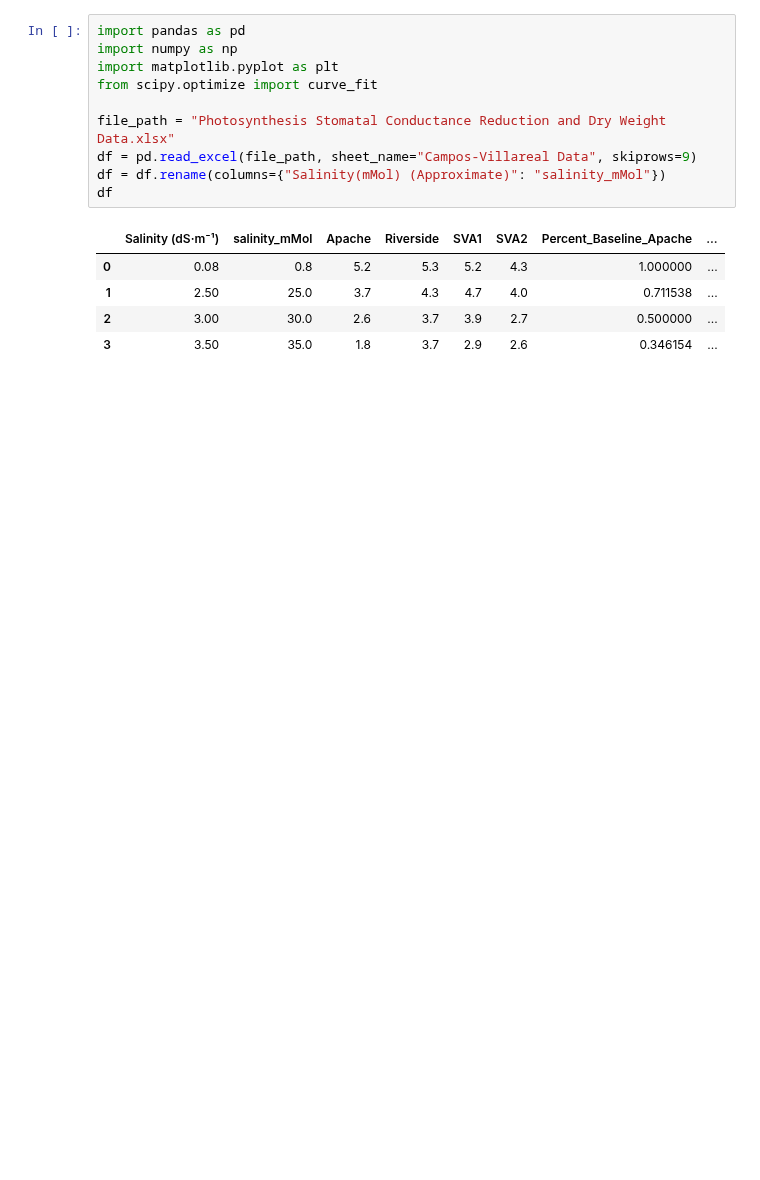
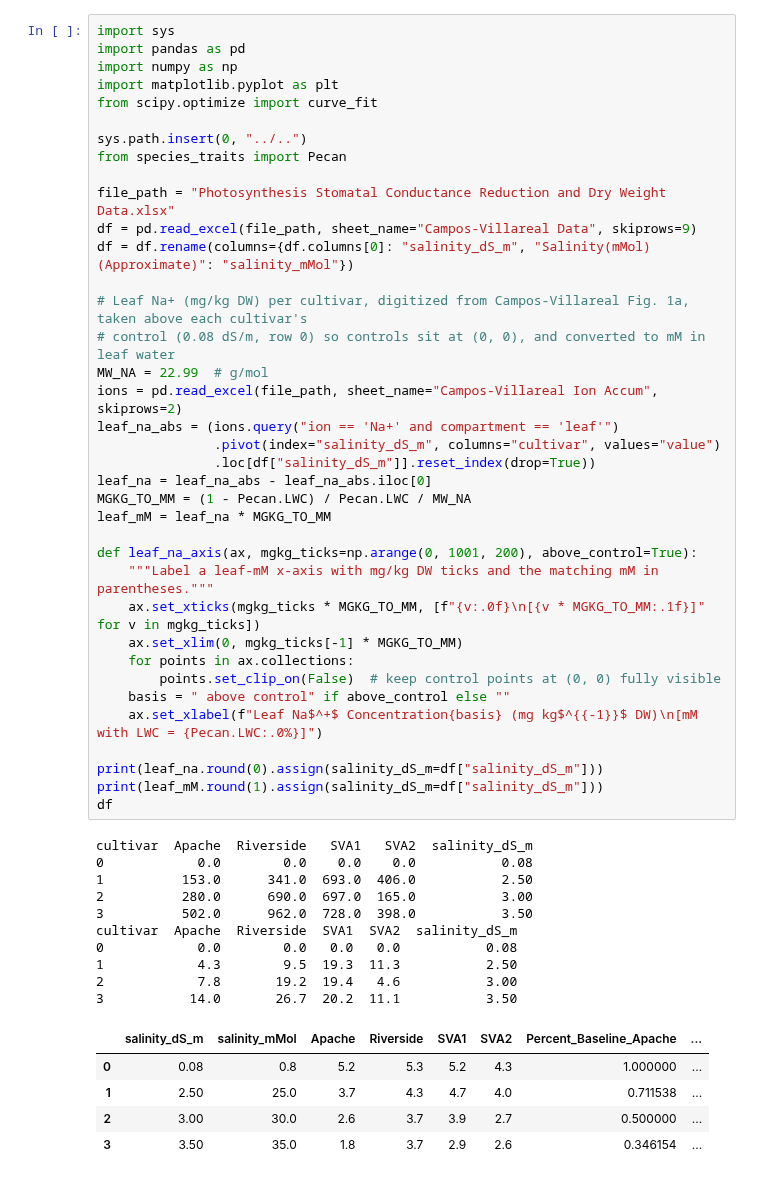
Before and after one commit to jagottlieb/Photo3-Plant-Salinity-Traits, a Jupyter notebook: data/literature_data/photo_reduction_function.ipynb, the cells around one changed output. Drawn from its saved outputs; the diff is of its cells as text; blank space fills up the shorter version.

```diff
--- a/data/literature_data/photo_reduction_function.ipynb
+++ b/data/literature_data/photo_reduction_function.ipynb
@@ -1,15 +1,52 @@
 # %%
+import sys
 import pandas as pd
 import numpy as np
 import matplotlib.pyplot as plt
 from scipy.optimize import curve_fit
 
+sys.path.insert(0, "../..")
+from species_traits import Pecan
+
 file_path = "Photosynthesis Stomatal Conductance Reduction and Dry Weight Data.xlsx"
 df = pd.read_excel(file_path, sheet_name="Campos-Villareal Data", skiprows=9)
-df = df.rename(columns={"Salinity(mMol) (Approximate)": "salinity_mMol"})
+df = df.rename(columns={df.columns[0]: "salinity_dS_m", "Salinity(mMol) (Approximate)": "salinity_mMol"})
+
+# Leaf Na+ (mg/kg DW) per cultivar, digitized from Campos-Villareal Fig. 1a, taken above each cultivar's
+# control (0.08 dS/m, row 0) so controls sit at (0, 0), and converted to mM in leaf water
+MW_NA = 22.99  # g/mol
+ions = pd.read_excel(file_path, sheet_name="Campos-Villareal Ion Accum", skiprows=2)
+leaf_na_abs = (ions.query("ion == 'Na+' and compartment == 'leaf'")
+               .pivot(index="salinity_dS_m", columns="cultivar", values="value")
+               .loc[df["salinity_dS_m"]].reset_index(drop=True))
+leaf_na = leaf_na_abs - leaf_na_abs.iloc[0]
+MGKG_TO_MM = (1 - Pecan.LWC) / Pecan.LWC / MW_NA
+leaf_mM = leaf_na * MGKG_TO_MM
+
+def leaf_na_axis(ax, mgkg_ticks=np.arange(0, 1001, 200), above_control=True):
+    """Label a leaf-mM x-axis with mg/kg DW ticks and the matching mM in parentheses."""
+    ax.set_xticks(mgkg_ticks * MGKG_TO_MM, [f"{v:.0f}\n[{v * MGKG_TO_MM:.1f}]" for v in mgkg_ticks])
+    ax.set_xlim(0, mgkg_ticks[-1] * MGKG_TO_MM)
+    for points in ax.collections:
+        points.set_clip_on(False)  # keep control points at (0, 0) fully visible
+    basis = " above control" if above_control else ""
+    ax.set_xlabel(f"Leaf Na$^+$ Concentration{basis} (mg kg$^{{-1}}$ DW)\n[mM with LWC = {Pecan.LWC:.0%}]")
+
+print(leaf_na.round(0).assign(salinity_dS_m=df["salinity_dS_m"]))
+print(leaf_mM.round(1).assign(salinity_dS_m=df["salinity_dS_m"]))
 df
 # %% [output]
+cultivar  Apache  Riverside   SVA1   SVA2  salinity_dS_m
+0            0.0        0.0    0.0    0.0           0.08
+1          153.0      341.0  693.0  406.0           2.50
+2          280.0      690.0  697.0  165.0           3.00
+3          502.0      962.0  728.0  398.0           3.50
+cultivar  Apache  Riverside  SVA1  SVA2  salinity_dS_m
+0            0.0        0.0   0.0   0.0           0.08
+1            4.3        9.5  19.3  11.3           2.50
+2            7.8       19.2  19.4   4.6           3.00
+3           14.0       26.7  20.2  11.1           3.50
-|  | Salinity (dS·m⁻¹) | salinity_mMol | Apache | Riverside | SVA1 | SVA2 | Percent_Baseline_Apache | ... |
+|  | salinity_dS_m | salinity_mMol | Apache | Riverside | SVA1 | SVA2 | Percent_Baseline_Apache | ... |
 | 0 | 0.08 | 0.8 | 5.2 | 5.3 | 5.2 | 4.3 | 1.000000 | ... |
 | 1 | 2.50 | 25.0 | 3.7 | 4.3 | 4.7 | 4.0 | 0.711538 | ... |
 | 2 | 3.00 | 30.0 | 2.6 | 3.7 | 3.9 | 2.7 | 0.500000 | ... |
```
Also changed, not shown: parts of 4 cells of this notebook, 5 other files.
